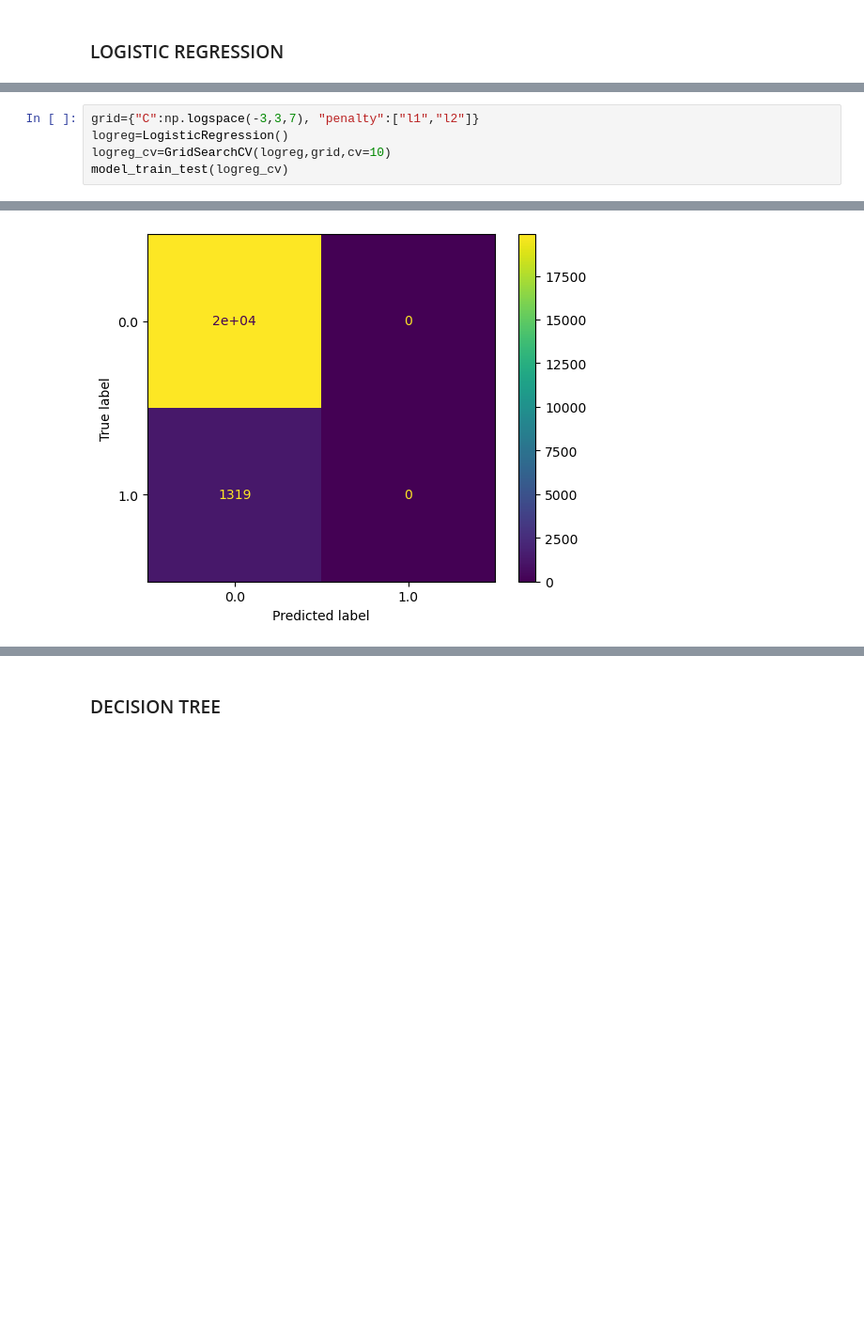
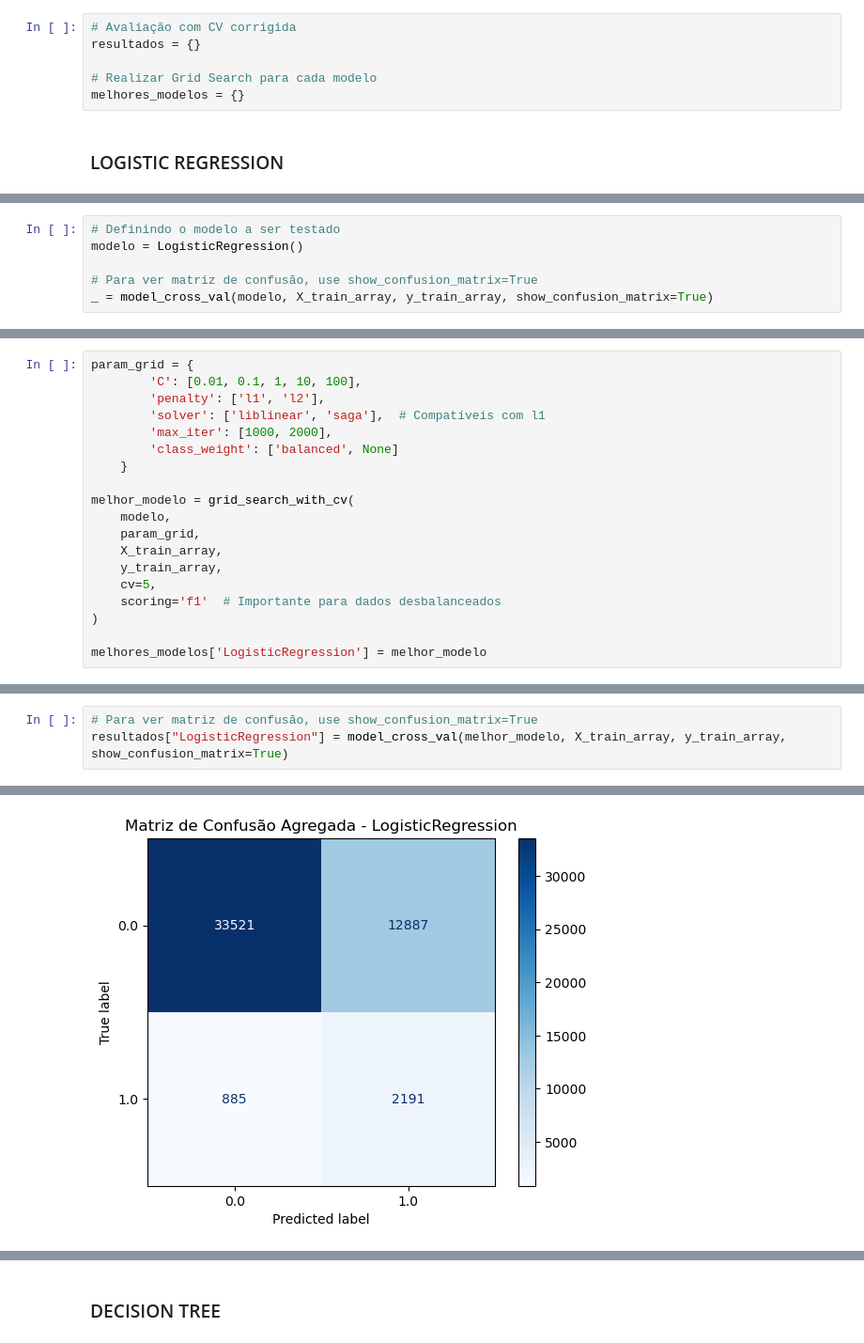
Before and after one commit to TurnipPudding/Machine-Learning---SCC0276, a Jupyter notebook: DHS Prediction (Stroke Prediction_Multiple Models_Classification).ipynb, the cells around one changed output, grey strips where cells are left out. Shown at 94% size. Cells and saved outputs as stored; diff of their text form; blank space fills up the shorter version.

```diff
--- a/DHS Prediction (Stroke Prediction_Multiple Models_Classification).ipynb
+++ b/DHS Prediction (Stroke Prediction_Multiple Models_Classification).ipynb
@@ -566,2 +800,8 @@ def model_train_test(model):
+# %%
+# Avaliação com CV corrigida
+resultados = {}
+
+# Realizar Grid Search para cada modelo
+melhores_modelos = {}
 # %% [markdown]
 ### LOGISTIC REGRESSION
@@ -567,0 +810,6 @@ def model_train_test(model):
+# %%
+# Definindo o modelo a ser testado
+modelo = LogisticRegression()
+
+# Para ver matriz de confusão, use show_confusion_matrix=True
+_ = model_cross_val(modelo, X_train_array, y_train_array, show_confusion_matrix=True)
@@ -567,0 +828,19 @@ def model_train_test(model):
+# %%
+param_grid = {
+        'C': [0.01, 0.1, 1, 10, 100],
+        'penalty': ['l1', 'l2'],
+        'solver': ['liblinear', 'saga'],  # Compatíveis com l1
+        'max_iter': [1000, 2000],
+        'class_weight': ['balanced', None]
+    }
+
+melhor_modelo = grid_search_with_cv(
+    modelo,
+    param_grid,
+    X_train_array,
+    y_train_array,
+    cv=5,
+    scoring='f1'  # Importante para dados desbalanceados
+)
+
+melhores_modelos['LogisticRegression'] = melhor_modelo
@@ -568,6 +852,4 @@ def model_train_test(model):
 # %%
-grid={"C":np.logspace(-3,3,7), "penalty":["l1","l2"]}
-logreg=LogisticRegression()
-logreg_cv=GridSearchCV(logreg,grid,cv=10)
-model_train_test(logreg_cv)
+# Para ver matriz de confusão, use show_confusion_matrix=True
+resultados["LogisticRegression"] = model_cross_val(melhor_modelo, X_train_array, y_train_array, show_confusion_matrix=True)
 # %% [output]
@@ -599 +863 @@ weighted avg       0.88      0.94      0.91     21208
-[figure, old version]
+[figure, new version]
```
Also changed, not shown: parts of 53 cells of this notebook.
